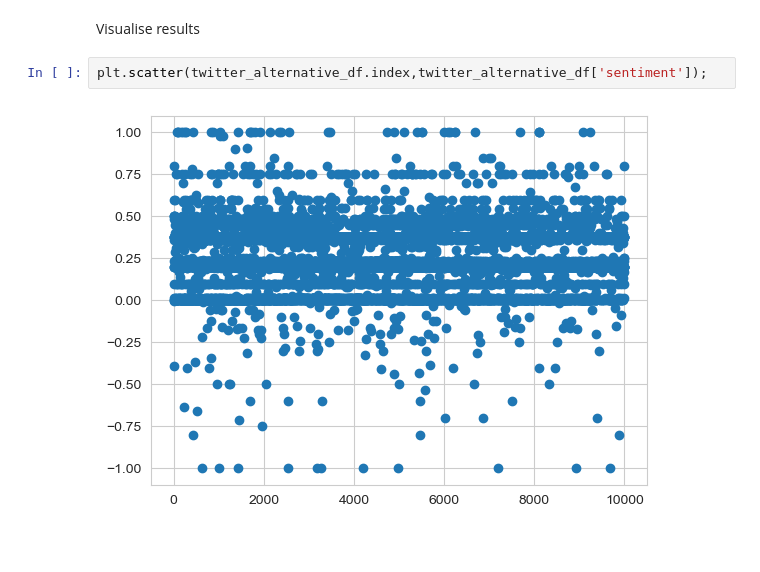
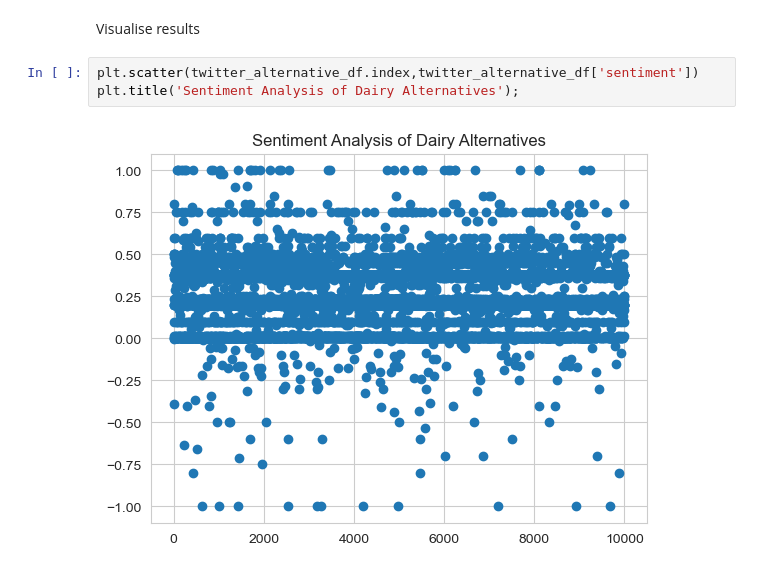
Before and after one commit to sba22496/cct-continuous-assessment-2, a Jupyter notebook: CA2.ipynb, the cells around one changed output. Cells and saved outputs as stored; diff of their text form; blank space fills up the shorter version.

```diff
--- a/CA2.ipynb
+++ b/CA2.ipynb
@@ -1749,6 +1750,7 @@ twitter_alternative_df.describe()
 # %% [markdown]
 Visualise results
 # %%
-plt.scatter(twitter_alternative_df.index,twitter_alternative_df['sentiment']);
+plt.scatter(twitter_alternative_df.index,twitter_alternative_df['sentiment'])
+plt.title('Sentiment Analysis of Dairy Alternatives');
 # %% [output]
-[figure, old version]
+[figure, new version]
```
Also changed, not shown: parts of 11 cells of this notebook, 2 other files.
